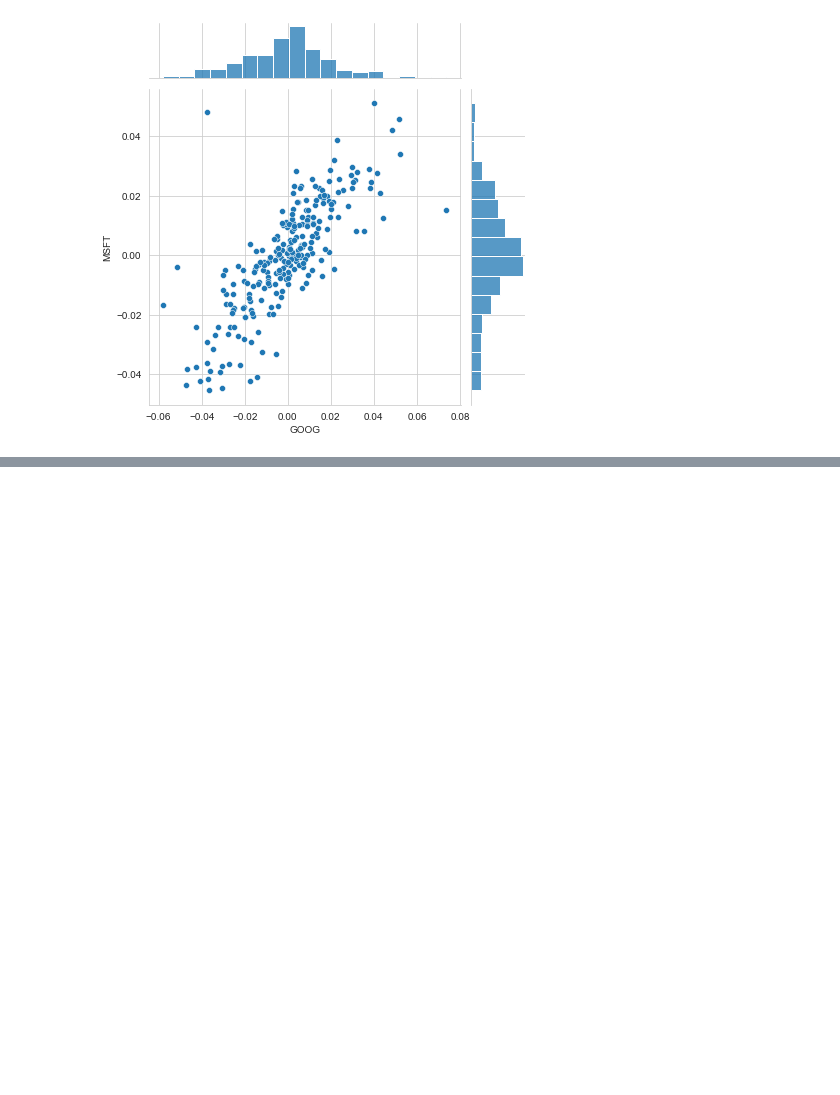
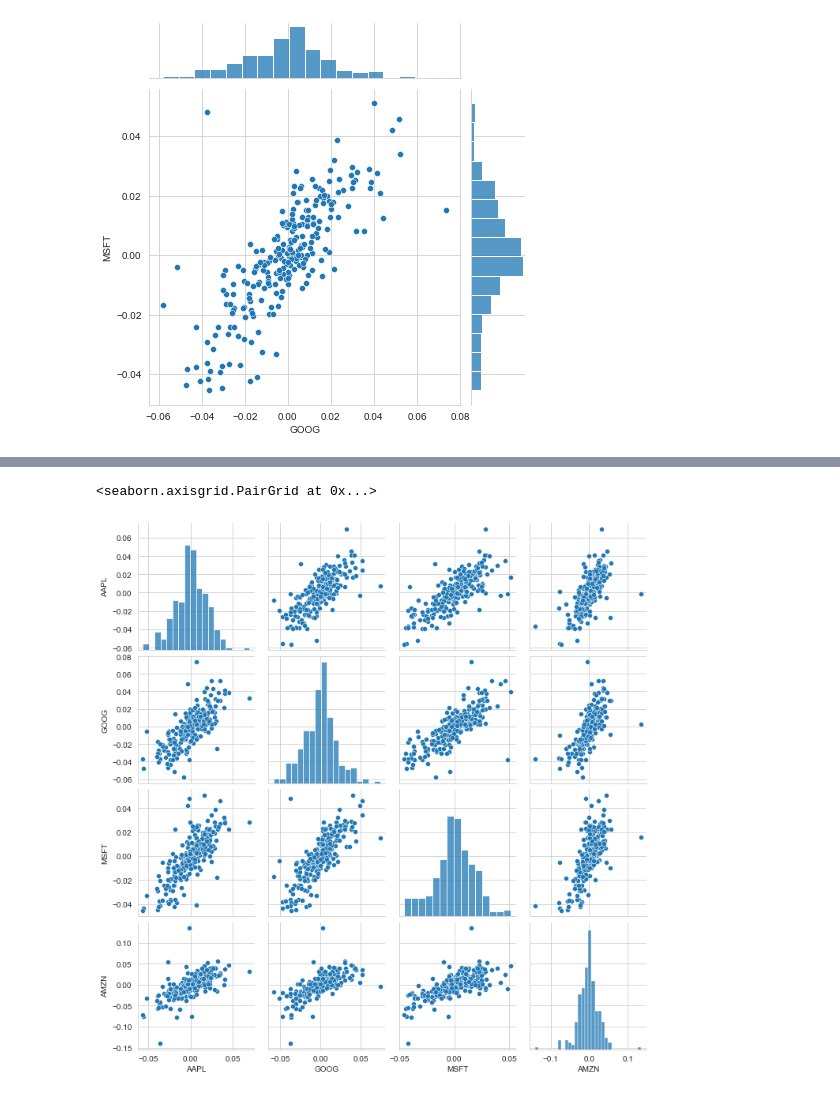
Before and after one commit to jry62/Stock_Market_Analysis, a Jupyter notebook: Stock_Market_Analysis_Project.ipynb, the cells around one changed output, grey strips where cells are left out. Drawn from its saved outputs; the diff is of its cells as text; code cells hidden in the pictures; blank space fills up the shorter version.

```diff
--- a/Stock_Market_Analysis_Project.ipynb
+++ b/Stock_Market_Analysis_Project.ipynb
@@ -189,0 +188,10 @@ SVG(url='http://upload.wikimedia.org/wikipedia/commons/d/d4/Correlation_examples
+# %%
+# using seaborn and pandas to make a comparison analysis for every combination of stock
+
+# histograms of the combination of the stock ^2, correlations of the stocks vs other stocks, almost all
+# are near 0.7-0.8
+
+sns.pairplot(tech_rets.dropna())
+# %% [output]
+<seaborn.axisgrid.PairGrid at 0x...>
+[figure, added]
```
Also changed, not shown: parts of 5 cells of this notebook.
